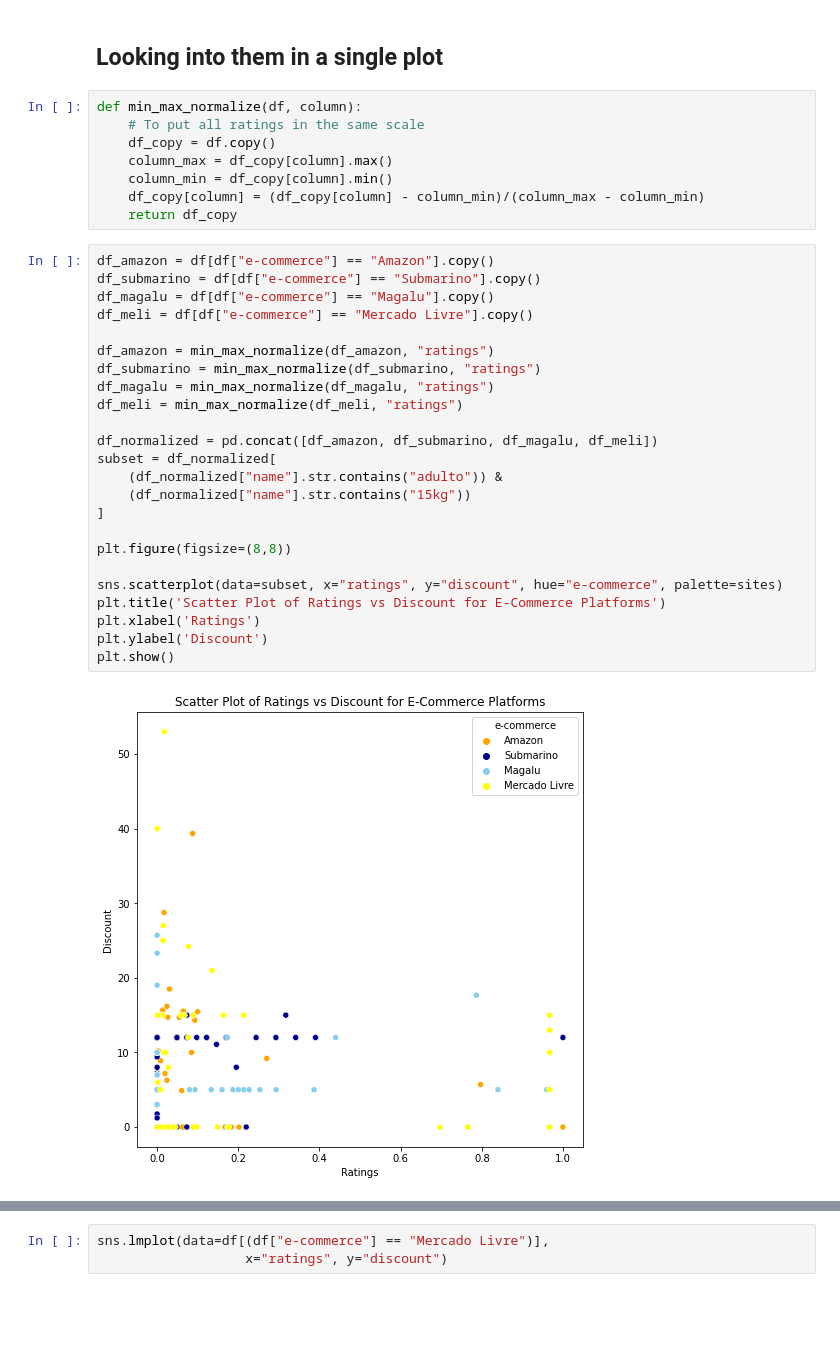
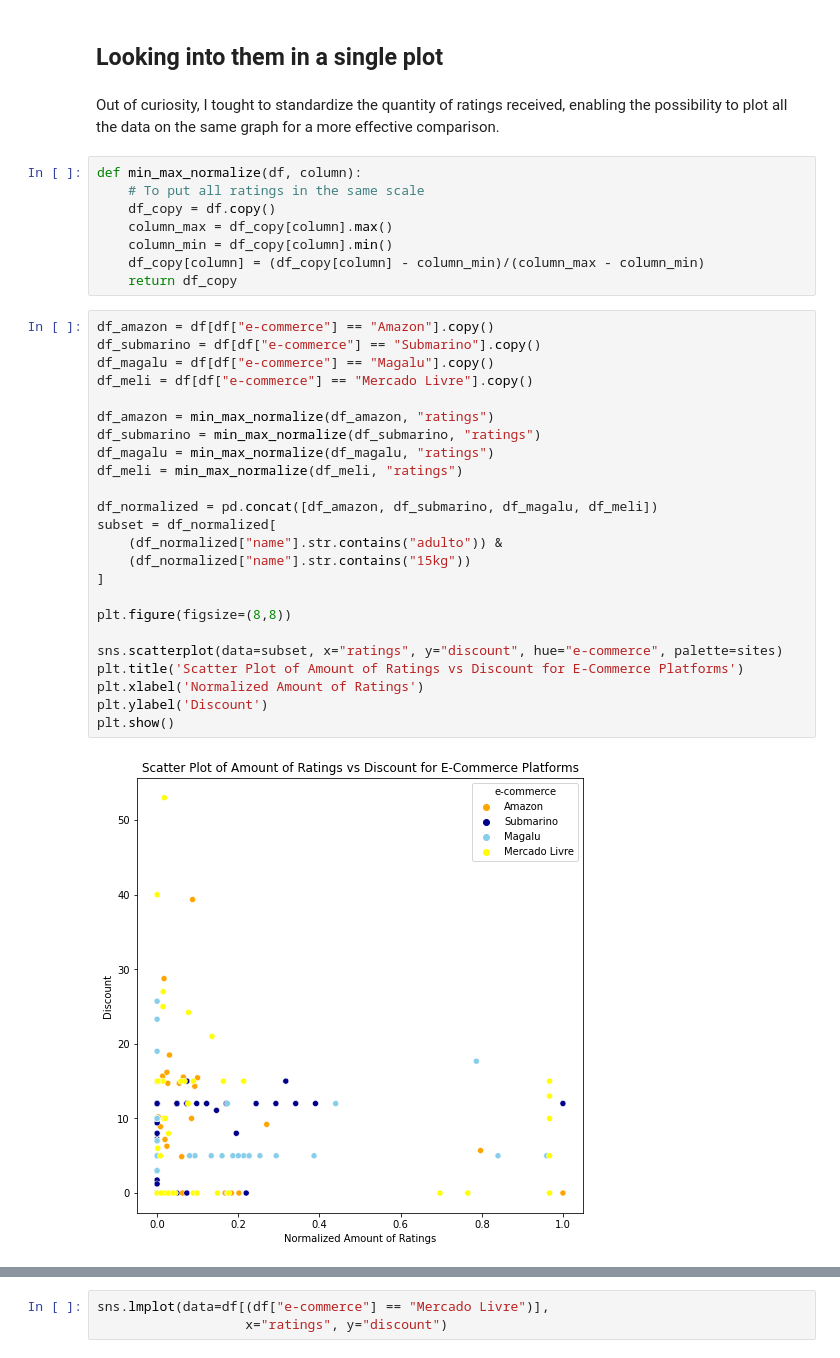
Before and after one commit to nelsonayamashita/e-commerce-scraper, a Jupyter notebook: analysis.ipynb, the cells around one changed output, grey strips where cells are left out. Drawn from its saved outputs; the diff is of its cells as text; blank space fills up the shorter version.

```diff
--- a/analysis.ipynb
+++ b/analysis.ipynb
@@ -161,5 +187,7 @@ plt.show()
 # %% [markdown]
 ## Looking into them in a single plot
+# %% [markdown]
+Out of curiosity, I tought to standardize the quantity of ratings received, enabling the possibility to plot all the data on the same graph for a more effective comparison.
 # %%
 def min_max_normalize(df, column):
     # To put all ratings in the same scale
@@ -171,26 +199,26 @@ def min_max_normalize(df, column):
 # %%
 df_amazon = df[df["e-commerce"] == "Amazon"].copy()
 df_submarino = df[df["e-commerce"] == "Submarino"].copy()
 df_magalu = df[df["e-commerce"] == "Magalu"].copy()
 df_meli = df[df["e-commerce"] == "Mercado Livre"].copy()
 
 df_amazon = min_max_normalize(df_amazon, "ratings")
 df_submarino = min_max_normalize(df_submarino, "ratings")
 df_magalu = min_max_normalize(df_magalu, "ratings")
 df_meli = min_max_normalize(df_meli, "ratings")
 
 df_normalized = pd.concat([df_amazon, df_submarino, df_magalu, df_meli])
 subset = df_normalized[
     (df_normalized["name"].str.contains("adulto")) &
     (df_normalized["name"].str.contains("15kg"))
 ]
 
 plt.figure(figsize=(8,8))
 
 sns.scatterplot(data=subset, x="ratings", y="discount", hue="e-commerce", palette=sites)
-plt.title('Scatter Plot of Ratings vs Discount for E-Commerce Platforms')
-plt.xlabel('Ratings')
+plt.title('Scatter Plot of Amount of Ratings vs Discount for E-Commerce Platforms')
+plt.xlabel('Normalized Amount of Ratings')
 plt.ylabel('Discount')
 plt.show()
 # %% [output]
-[figure, old version]
+[figure, new version]
```
Also changed, not shown: parts of 28 cells of this notebook.
